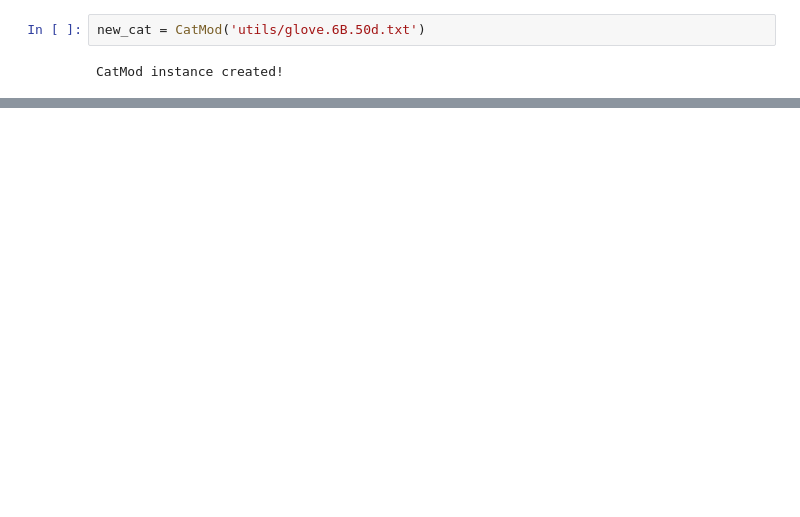
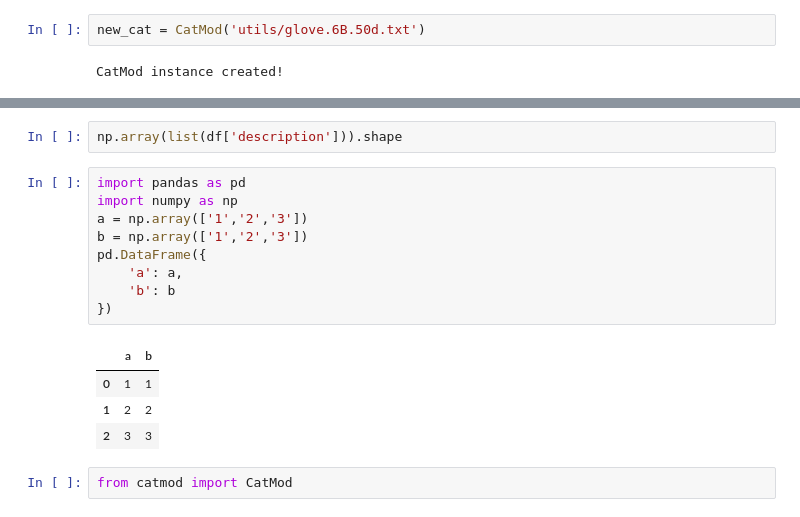
Before and after one commit to tuanisworkingonsomeprojects/CatMod, a Jupyter notebook: test.ipynb, the cells around one changed output, grey strips where cells are left out. Cells and saved outputs as stored; diff of their text form; blank space fills up the shorter version.

```diff
--- a/test.ipynb
+++ b/test.ipynb
@@ -61,0 +291,18 @@ None
+# %%
+np.array(list(df['description'])).shape
+# %%
+import pandas as pd
+import numpy as np
+a = np.array(['1','2','3'])
+b = np.array(['1','2','3'])
+pd.DataFrame({
+    'a': a,
+    'b': b
+})
+# %% [output]
+|  | a | b |
+| 0 | 1 | 1 |
+| 1 | 2 | 2 |
+| 2 | 3 | 3 |
+# %%
+from catmod import CatMod
```
Also changed, not shown: parts of 32 cells of this notebook, 3 other files.
